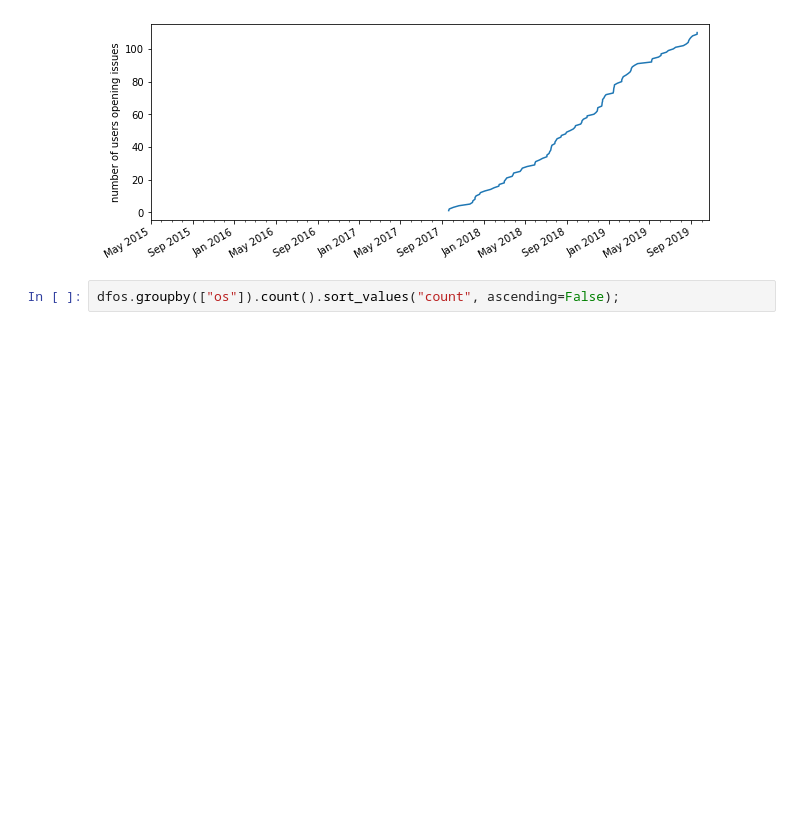
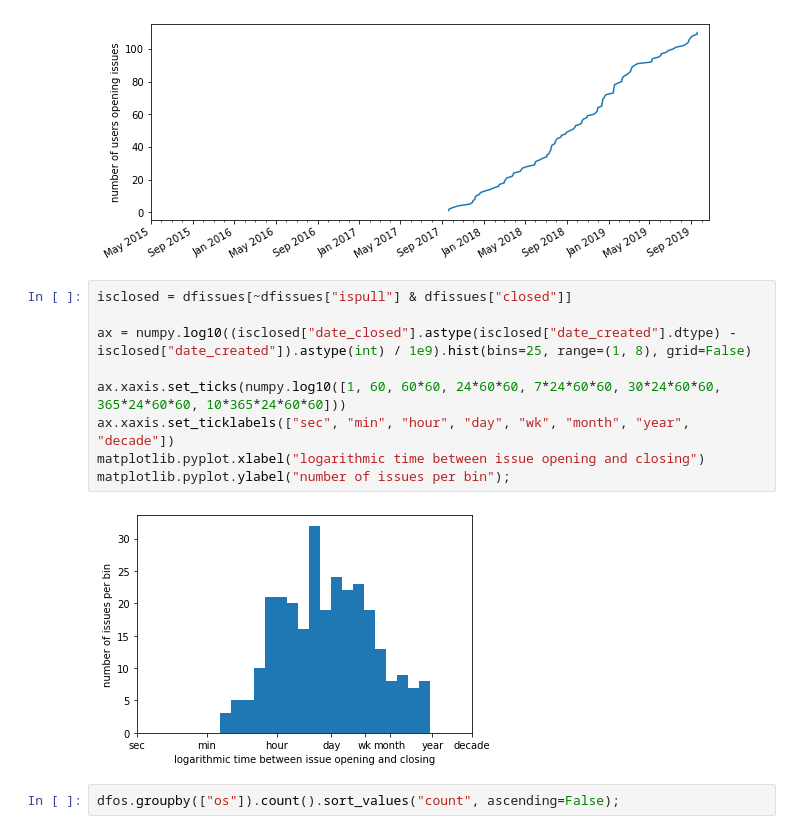
Before and after one commit to jpivarski-talks/2019-10-17-pyhep-awkward, a Jupyter notebook: analysis.ipynb, the cells around one changed output. Drawn from its saved outputs; the diff is of its cells as text; blank space fills up the shorter version.

```diff
--- a/analysis.ipynb
+++ b/analysis.ipynb
@@ -170,6 +170,17 @@ ax.get_figure().savefig("uproot-users.png")
 ax.get_figure().savefig("uproot-users.pdf")
 # %% [output]
 [figure]
+# %%
+isclosed = dfissues[~dfissues["ispull"] & dfissues["closed"]]
+
+ax = numpy.log10((isclosed["date_closed"].astype(isclosed["date_created"].dtype) - isclosed["date_created"]).astype(int) / 1e9).hist(bins=25, range=(1, 8), grid=False)
+
+ax.xaxis.set_ticks(numpy.log10([1, 60, 60*60, 24*60*60, 7*24*60*60, 30*24*60*60, 365*24*60*60, 10*365*24*60*60]))
+ax.xaxis.set_ticklabels(["sec", "min", "hour", "day", "wk", "month", "year", "decade"])
+matplotlib.pyplot.xlabel("logarithmic time between issue opening and closing")
+matplotlib.pyplot.ylabel("number of issues per bin");
+# %% [output]
+[figure, added]
 # %%
 dfos.groupby(["os"]).count().sort_values("count", ascending=False);
 # %%
```
